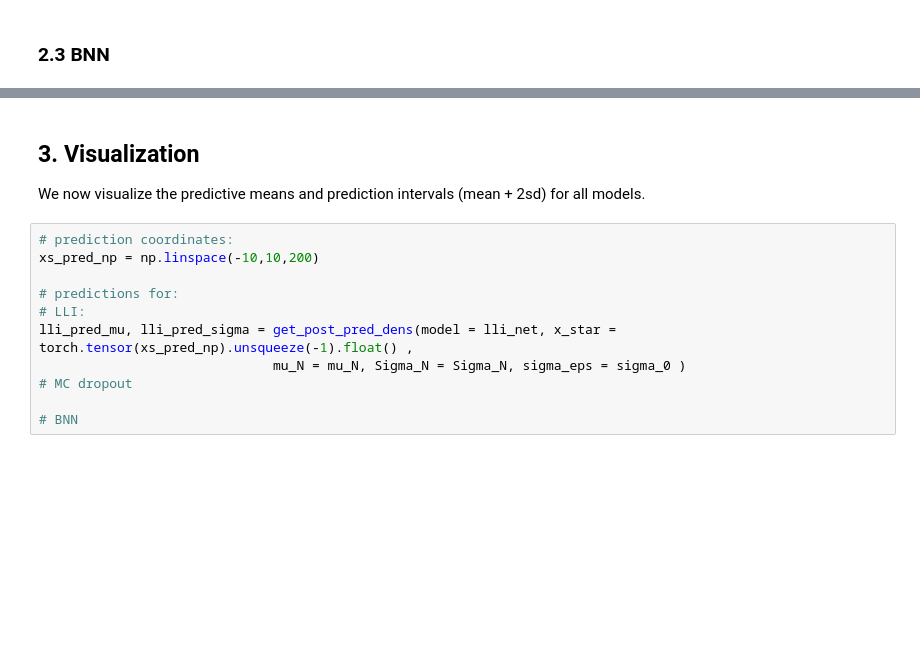
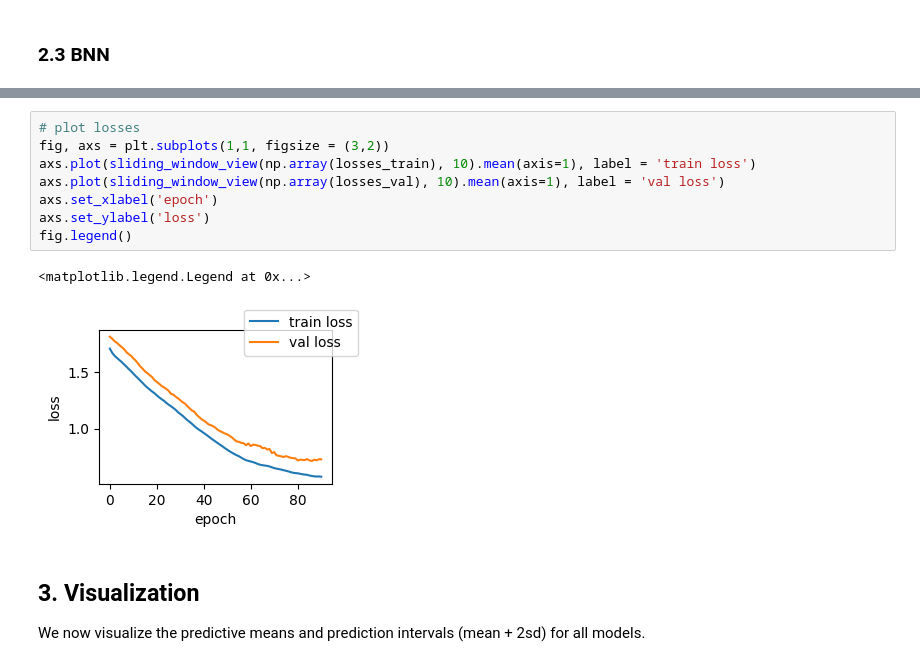
Before and after one commit to clarahoffmann/last-layer-inf, a Jupyter notebook: src/last_layer_inf/1d_regression.ipynb, the cells around one changed output, grey strips where cells are left out. Drawn from its saved outputs; the diff is of its cells as text; blank space fills up the shorter version.

```diff
--- a/src/last_layer_inf/1d_regression.ipynb
+++ b/src/last_layer_inf/1d_regression.ipynb
@@ -91,14 +171,14 @@ mu_N = Sigma_N @ ((1/sigma_eps**2)*(Psi.T @ ys_train)).detach()
+# %%
+# plot losses
+fig, axs = plt.subplots(1,1, figsize = (3,2))
+axs.plot(sliding_window_view(np.array(losses_train), 10).mean(axis=1), label = 'train loss')
+axs.plot(sliding_window_view(np.array(losses_val), 10).mean(axis=1), label = 'val loss')
+axs.set_xlabel('epoch')
+axs.set_ylabel('loss')
+fig.legend()
+# %% [output]
+<matplotlib.legend.Legend at 0x...>
+[figure, added]
 # %% [markdown]
 ## 3. Visualization
 We now visualize the predictive means and prediction intervals (mean + 2sd) for all models.
-# %%
-# prediction coordinates:
-xs_pred_np = np.linspace(-10,10,200)
-
-# predictions for:
-# LLI:
-lli_pred_mu, lli_pred_sigma = get_post_pred_dens(model = lli_net, x_star = torch.tensor(xs_pred_np).unsqueeze(-1).float() ,
-                              mu_N = mu_N, Sigma_N = Sigma_N, sigma_eps = sigma_0 )
-# MC dropout
-
-# BNN
```
Also changed, not shown: parts of 8 cells of this notebook, 1 other file.
